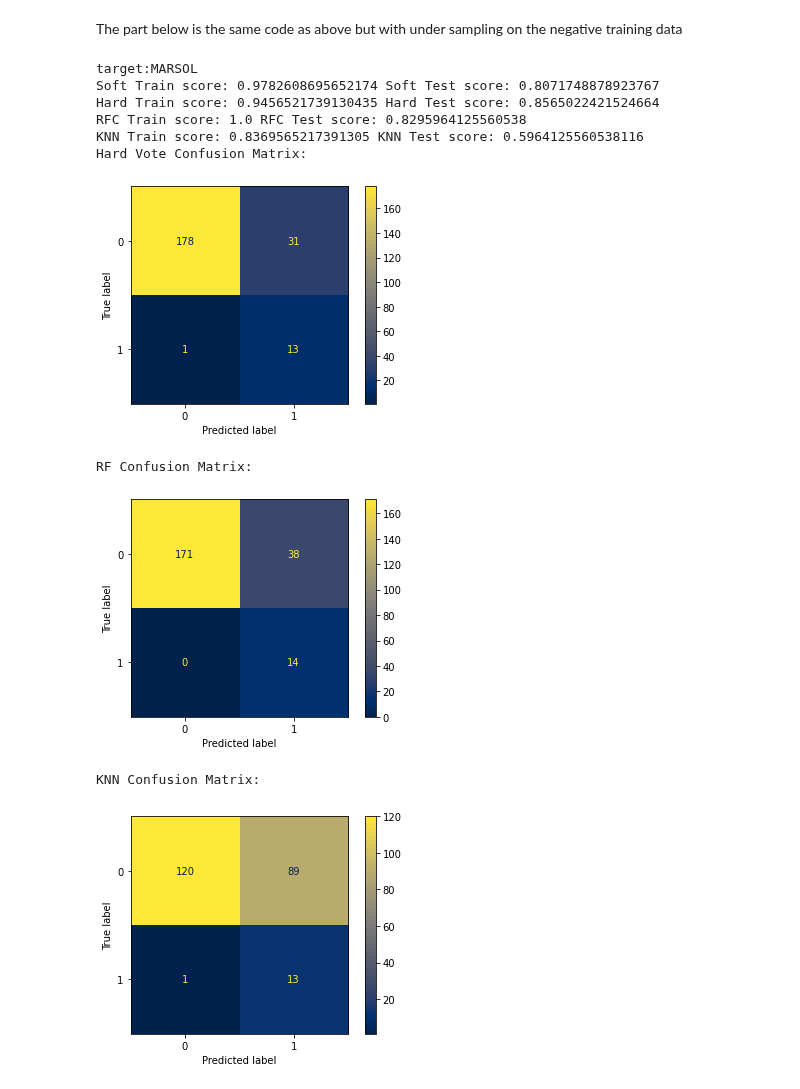
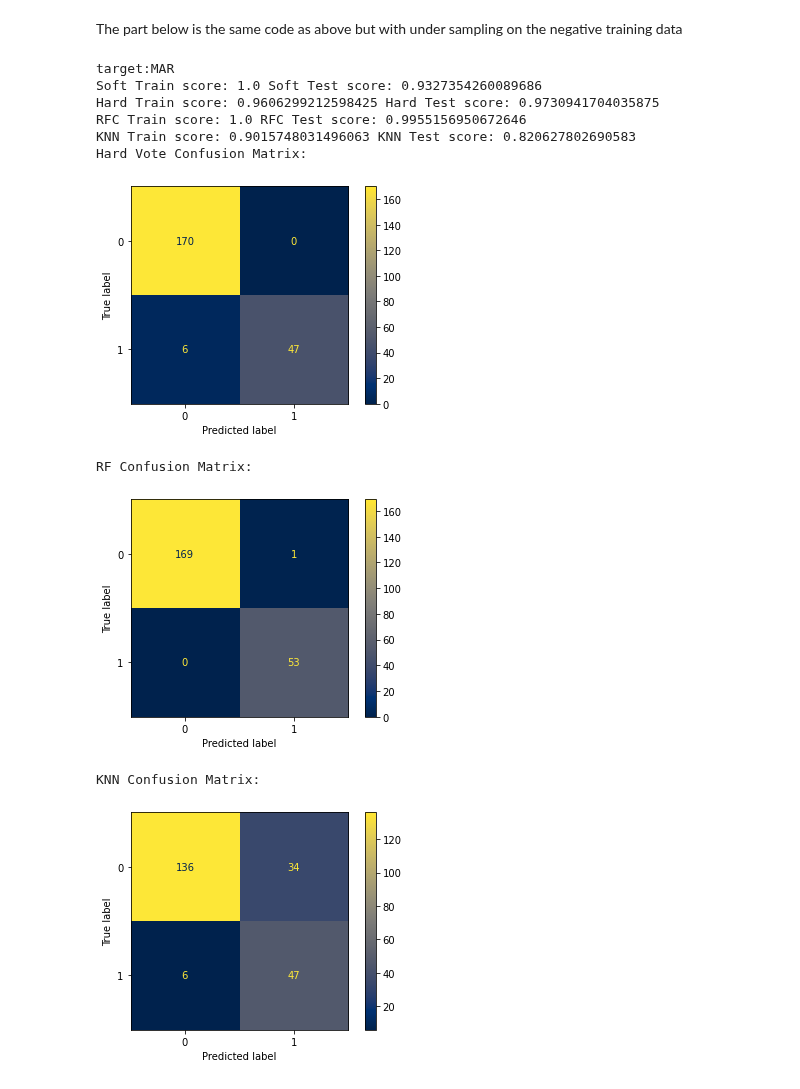
Before and after one commit to HengjunLuo/capstone-landis, a Jupyter notebook: notebooks/flightTime.ipynb, the cells around one changed output. Drawn from its saved outputs; the diff is of its cells as text; code cells hidden in the pictures.

Commit message:
Removed all character labels

```diff
--- a/notebooks/flightTime.ipynb
+++ b/notebooks/flightTime.ipynb
@@ -138,7 +138,7 @@ with open("../.routing", 'r', encoding='utf-8') as f:
 train_seg_length = 60
 test_seg_length = 60
 # The quintessential target class
-target = "MARSOL"
+target = "MAR"
 
 # Empty lists for inserting data
 X_actual = []
@@ -161,6 +161,9 @@ for k in range(len(keyboard)):
 
         l = heatmap.class_label()
     labels.append(l)
+
+#Remove duplicate labels
+labels = list( dict.fromkeys(labels) )
 
 X_train, X_test, Y_train, Y_test = train_test_split(X_actual, Y_actual, random_state=0)
 '''
@@ -285,7 +288,7 @@ with open("../.routing", 'r', encoding='utf-8') as f:
 train_seg_length = 60
 test_seg_length = 60
 # The quintessential target class
-target = "MARSOL"
+target = "MAR"
 
 # Empty lists for inserting data
 X_actual = []
@@ -363,38 +366,38 @@ if test_binary:
 
     print("RF Confusion Matrix:")
     y_rf_predict = rfc.predict(X_test)
     ConfusionMatrixDisplay.from_predictions(Y_test, y_rf_predict, cmap='cividis')
     plt.show()
 
     print("KNN Confusion Matrix:")
     y_rf_predict = knn.predict(X_test)
     ConfusionMatrixDisplay.from_predictions(Y_test, y_rf_predict, cmap='cividis')
     plt.show()
 
 else:
 
     fig, ax = plt.subplots(3, figsize=(10,30))
 
     ax[0].set_title("Hard Vote Confusion Matrix:")
     y_rf_predict = vot_hard.predict(X_test)
     ConfusionMatrixDisplay.from_predictions(Y_test, y_rf_predict, cmap='cividis', xticks_rotation=-45.0, labels=labels, ax=ax[0])
 
     ax[1].set_title("RF Confusion Matrix:")
     y_rf_predict = rfc.predict(X_test)
     ConfusionMatrixDisplay.from_predictions(Y_test, y_rf_predict, cmap='cividis', xticks_rotation=-45.0, labels=labels, ax=ax[1])
 
     ax[2].set_title("KNN Confusion Matrix:")
     y_rf_predict = knn.predict(X_test)
     ConfusionMatrixDisplay.from_predictions(Y_test, y_rf_predict, cmap='cividis', xticks_rotation=-45.0, labels=labels, ax=ax[2])
 # %% [output]
-target:MARSOL
-Soft Train score: 0.9782608695652174 Soft Test score: 0.8071748878923767
-Hard Train score: 0.9456521739130435 Hard Test score: 0.8565022421524664
-RFC Train score: 1.0 RFC Test score: 0.8295964125560538
-KNN Train score: 0.8369565217391305 KNN Test score: 0.5964125560538116
+target:MAR
+Soft Train score: 1.0 Soft Test score: 0.9327354260089686
+Hard Train score: 0.9606299212598425 Hard Test score: 0.9730941704035875
+RFC Train score: 1.0 RFC Test score: 0.9955156950672646
+KNN Train score: 0.9015748031496063 KNN Test score: 0.820627802690583
 Hard Vote Confusion Matrix:
-[figure, old version]
+[figure, new version]
 RF Confusion Matrix:
-[figure, old version]
+[figure, new version]
 KNN Confusion Matrix:
-[figure, old version]
+[figure, new version]
```
Also changed, not shown: parts of 1 cell of this notebook, 3 other files.
